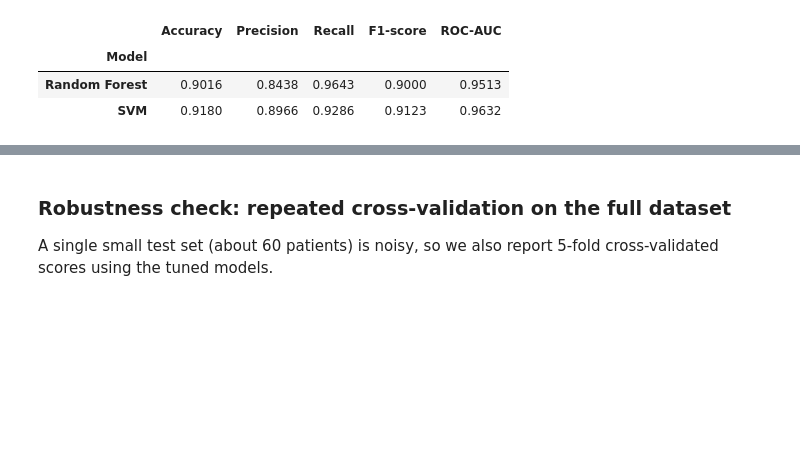
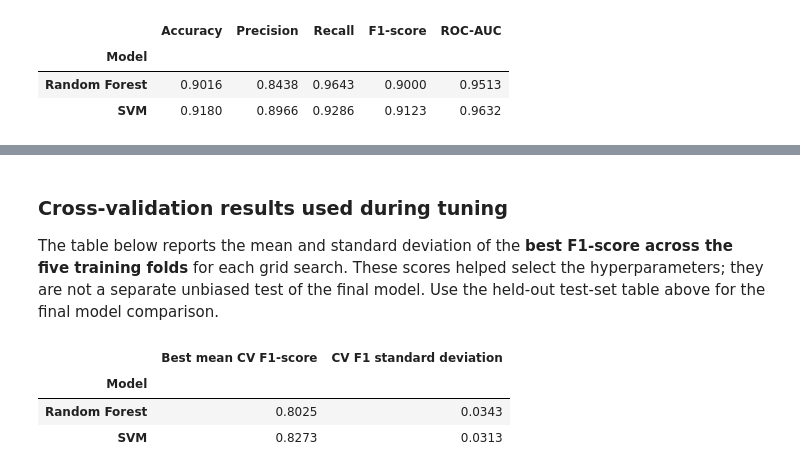
Before and after one commit to Shanaka27/ML_assignment, a Jupyter notebook: ML_Assignment.ipynb, the cells around one changed output, grey strips where cells are left out. Cells and saved outputs as stored; diff of their text form; code cells hidden in the pictures; blank space fills up the shorter version.

```diff
--- a/ML_Assignment.ipynb
+++ b/ML_Assignment.ipynb
@@ -264,12 +285,21 @@ for name, m in [("Random Forest", rf_best), ("SVM", svm_best)]:
 # %% [markdown]
-### Robustness check: repeated cross-validation on the full dataset
-A single small test set (about 60 patients) is noisy, so we also report 5-fold cross-validated scores using the tuned models.
+### Cross-validation results used during tuning
+
+The table below reports the mean and standard deviation of the **best F1-score across the five training folds** for each grid search. These scores helped select the hyperparameters; they are not a separate unbiased test of the final model. Use the held-out test-set table above for the final model comparison.
 # %%
-rows = []
+cv_rows = []
+for name, search in [("Random Forest", rf_search), ("SVM", svm_search)]:
+    best_index = search.best_index_
+    cv_rows.append({
+        "Model": name,
+        "Best mean CV F1-score": search.cv_results_["mean_test_score"][best_index],
+        "CV F1 standard deviation": search.cv_results_["std_test_score"][best_index],
+    })
 
-for name, m in [("Random Forest", rf_best), ("SVM", svm_best)]:
-    for metric in ["accuracy", "f1", "roc_auc"]:
-        s = cross_val_score(m, X, y, cv=cv, scoring=metric)
-        rows.append({"Model": name, "Metric": metric, "Mean": s.mean(), "Std": s.std()})
-
-pd.DataFrame(rows).pivot(index="Model", columns="Metric", values=["Mean", "Std"]).round(4)
+cv_summary = pd.DataFrame(cv_rows).set_index("Model")
+display(cv_summary.round(4))
+# %% [output]
+|  | Best mean CV F1-score | CV F1 standard deviation |
+| Model |  |  |
+| Random Forest | 0.8025 | 0.0343 |
+| SVM | 0.8273 | 0.0313 |
```
Also changed, not shown: parts of 3 cells of this notebook.
